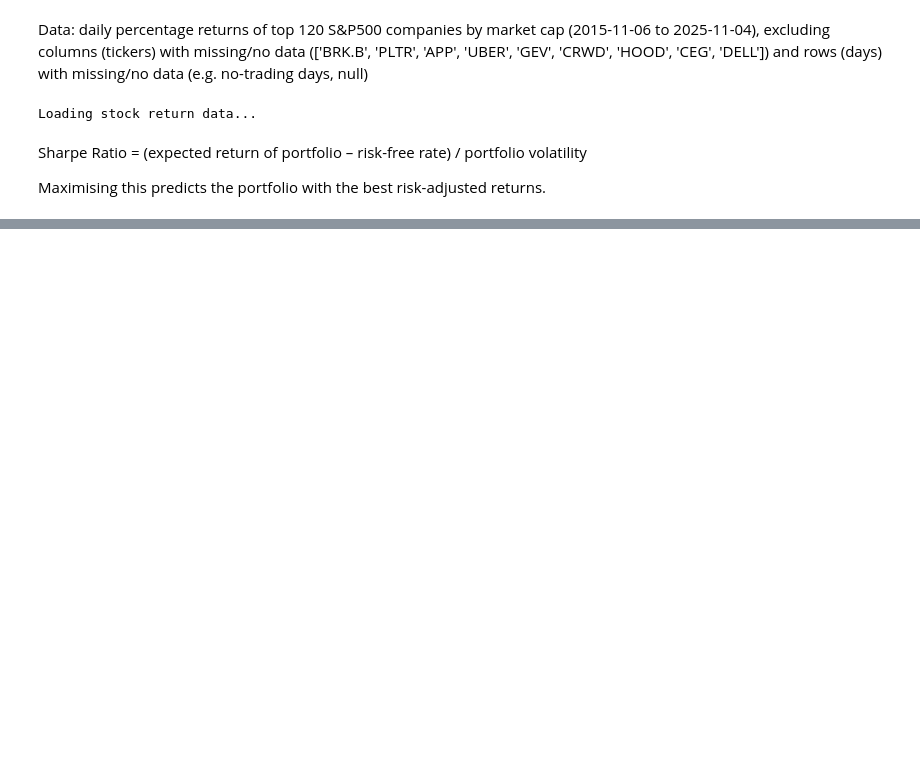
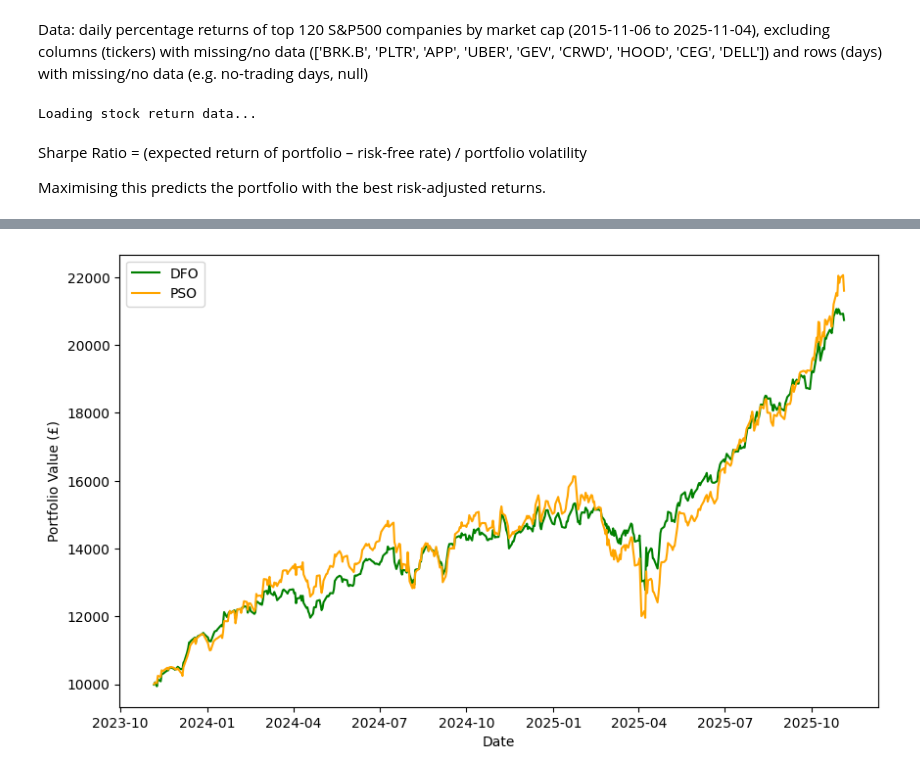
Before and after one commit to galib-i/portfolio-dfo, a Jupyter notebook: portfolio_optimisation.ipynb, the cells around one changed output, grey strips where cells are left out. Cells and saved outputs as stored; diff of their text form; code cells hidden in the pictures; blank space fills up the shorter version.

Commit message:
feat: apply cardinal constraints to both DFO and PSO, implement comparison algorithms

```diff
--- a/portfolio_optimisation.ipynb
+++ b/portfolio_optimisation.ipynb
@@ -10,9 +14,13 @@ from utils.data_loader import get_stock_returns
 
  Data: daily percentage returns of top 120 S&P500 companies by market cap (2015-11-06 to 2025-11-04), excluding columns (tickers) with missing/no data (['BRK.B', 'PLTR', 'APP', 'UBER', 'GEV', 'CRWD', 'HOOD', 'CEG', 'DELL']) and rows (days) with missing/no data (e.g. no-trading days, null)
 # %%
+STARTING_CAPITAL = 10_000
 RISK_FREE_RATE = 5.25 / 100
 SPLIT_DATE = "2023-11-05"
+
+N = 50
 data = get_stock_returns()
+data = data.iloc[:, :N]
 
 
 in_sample = data[data.index <= SPLIT_DATE] # Data used to "train"
@@ -45,3 +53,6 @@ def _sharpe(weights, returns):
     po_volatility = np.sqrt(variance) # Total risk
 
     return (po_return - RISK_FREE_RATE) / po_volatility
+
+def _fitness_function(weights):
+    return _sharpe(weights, in_sample)
@@ -47,0 +98,18 @@ def _sharpe(weights, returns):
+# %%
+pso = PSO(
+    fitness_function=_fitness_function,
+    cardinality=CARDINALITY,
+    population=population,
+    dimensions=tickers_amount,
+    max_iterations=ITERATIONS,
+    lower_bound=0,
+    upper_bound=1,
+    options={'c1': 1.5, 'c2': 1.5, 'w': 0.7}
+)
+
+best_pso_fitness, best_pso_position = pso.run()
+
+print("\nFinal best PSO fitness:\t", best_pso_fitness)
+#print("\nBest PSO position:\n", best_pso_position)
+
+h.display_portfolio(best_pso_position, data);
@@ -47,0 +144,7 @@ def _sharpe(weights, returns):
+# %%
+dfo_data = h.get_portfolio_value_over_time(best_dfo_position, out_of_sample, STARTING_CAPITAL)
+pso_data = h.get_portfolio_value_over_time(best_pso_position, out_of_sample, STARTING_CAPITAL)
+
+h.plot_dfo_vs_pso(dfo_data, pso_data)
+# %% [output]
+[figure, added]
```
Also changed, not shown: parts of 5 cells of this notebook, 10 other files.
